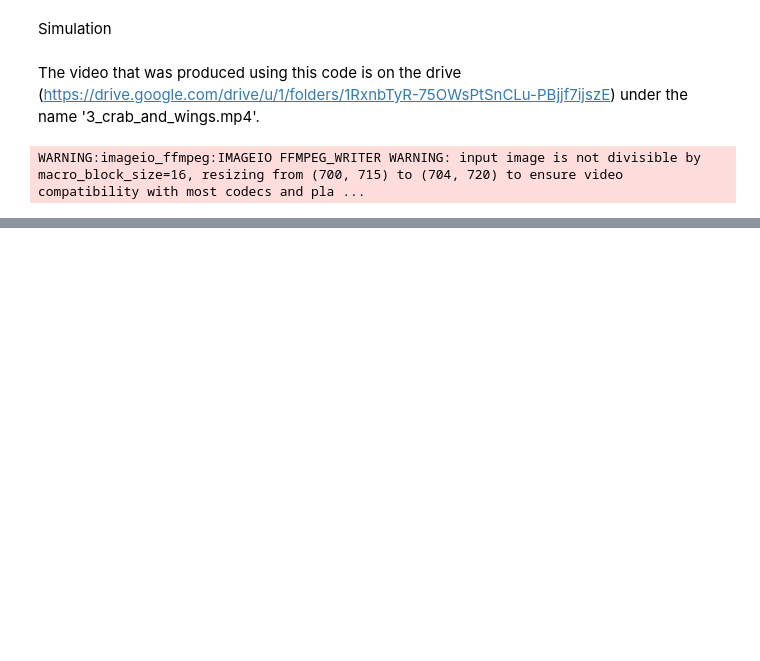
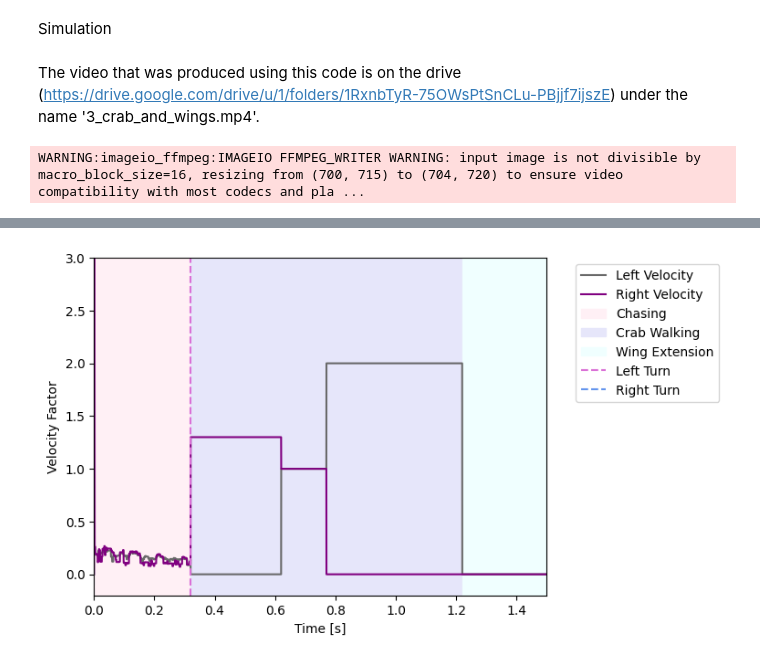
Before and after one commit to ValentineDelevaux/COBAR_project, a Jupyter notebook: 3_crab_walk_and_wings_extension.ipynb, the cells around one changed output, grey strips where cells are left out. Cells and saved outputs as stored; diff of their text form; code cells hidden in the pictures; blank space fills up the shorter version.

```diff
--- a/3_crab_walk_and_wings_extension.ipynb
+++ b/3_crab_walk_and_wings_extension.ipynb
@@ -214,21 +191,0 @@ plot_chasing(t, speeds_fly0, speeds_fly1, proximities)
-# %%
-import matplotlib.pyplot as plt
-
-left = [arr[0] for arr in actions_fly0]
-
-# Extract the second values
-right = [arr[1] for arr in actions_fly0]
-
-plt.plot(t, left, label = 'Left Velocity', c = 'dimgray')
-plt.plot(t, right, label = 'Right Velocity', c = 'purple')
-plt.xlim(0, 1.5)
-plt.ylim(-0.2, 3)
-plt.axvspan(0, 0.56, color = 'lavenderblush', label = 'Chasing' )
-plt.axvspan(0.56, 1.26, color = 'lavender', label = 'Crab Walking' )
-plt.axvspan(1.26, 1.5, color = 'azure', label = 'Wing Extension' )
-plt.axvline(x = 0.56, linestyle = '--',label = 'Left Turn', color = 'orchid')
-plt.axvline(x = 1.01, linestyle = '--',label = 'Right Turn', color = 'cornflowerblue')
-plt.xlabel('Time [s]')
-plt.ylabel('Velocity Factor')
-plt.legend(bbox_to_anchor = (1.05, 1), loc = 'upper left')
-plt.show()
@@ -285,0 +196,4 @@ plot_overlayed_frames_(second_cam_frames, save=True)
+# %%
+plot_velocity_auto(t, left, right)
+# %% [output]
+[figure, added]
```
Also changed, not shown: parts of 8 cells of this notebook, 5 other files.
